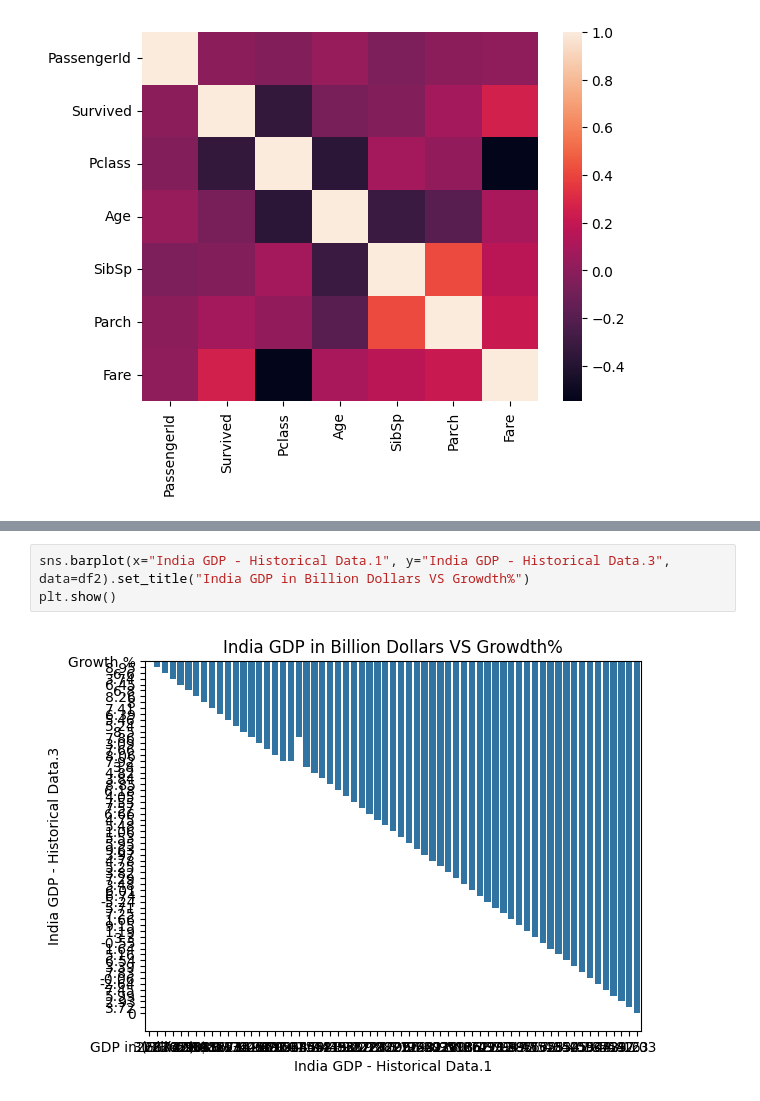
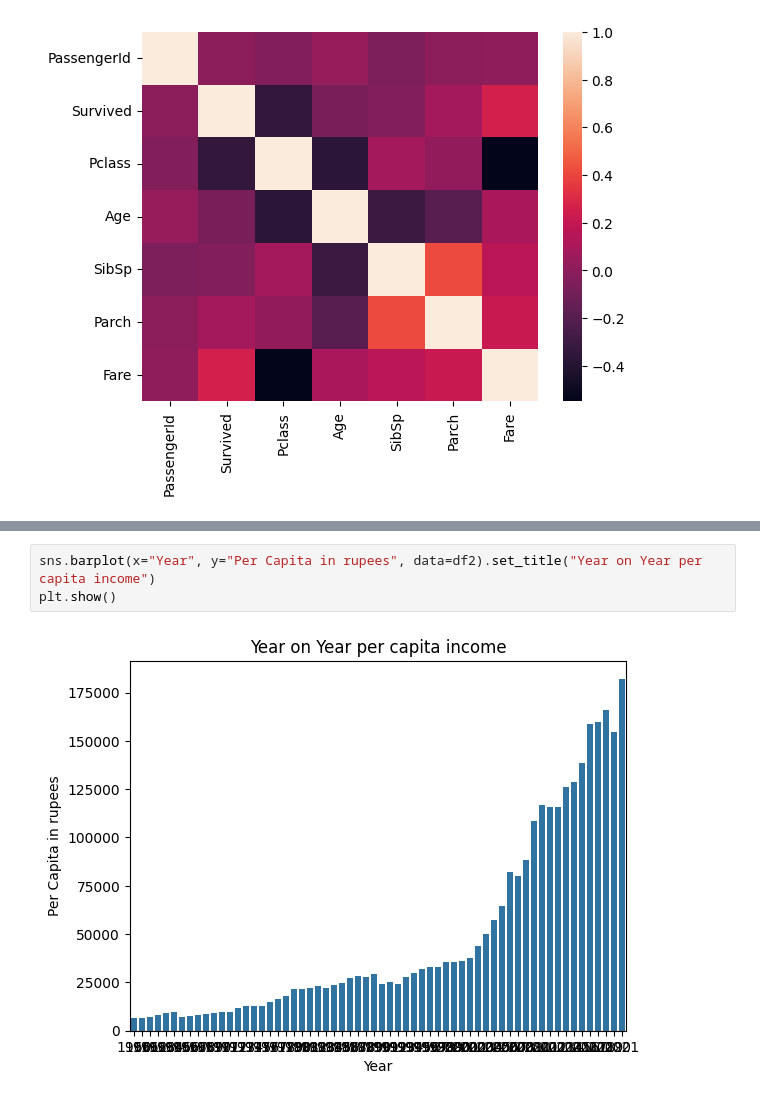
Before and after one commit to RoshanKrO7/6sem, a Jupyter notebook: DAV_Lab7.ipynb, the cells around one changed output, grey strips where cells are left out. Drawn from its saved outputs; the diff is of its cells as text.

```diff
--- a/DAV_Lab7.ipynb
+++ b/DAV_Lab7.ipynb
@@ -228,8 +228,8 @@ df2.head()
-# %%
-sns.barplot(x="India GDP - Historical Data.1", y="India GDP - Historical Data.3", data=df2).set_title("India GDP in Billion Dollars VS Growdth%")
-plt.show()
-# %% [output]
-[figure, removed]
+# %%
+sns.barplot(x="Year", y="Per Capita in rupees", data=df2).set_title("Year on Year per capita income")
+plt.show()
+# %% [output]
+[figure, added]
 # %%
 sns.pairplot(df2)
 # %% [output]
```
Also changed, not shown: parts of 4 cells of this notebook.
